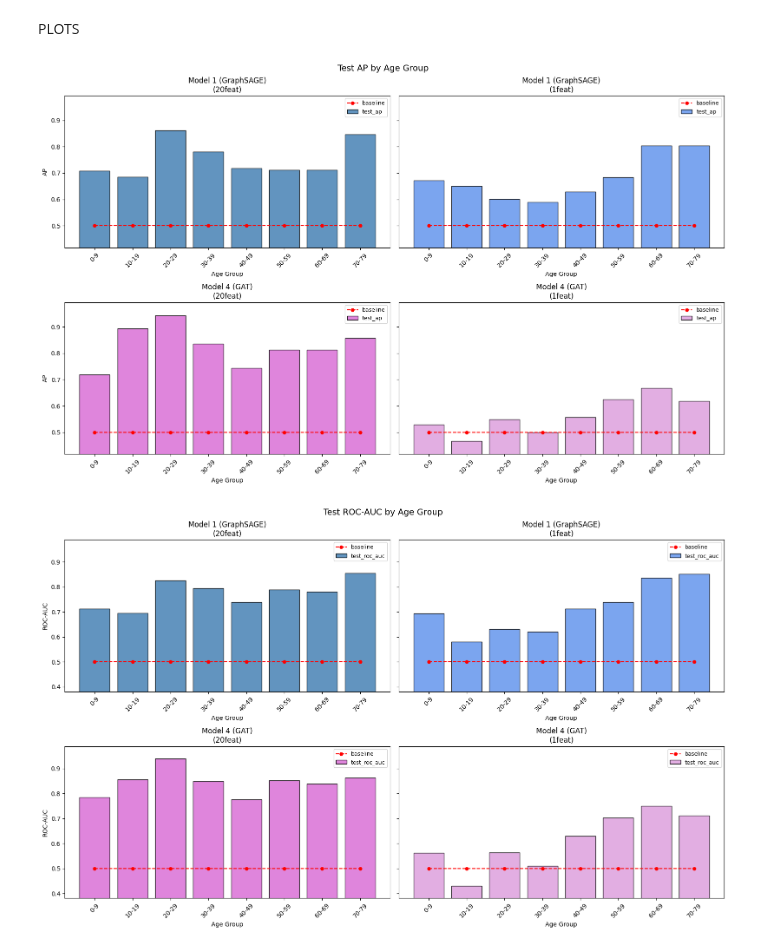
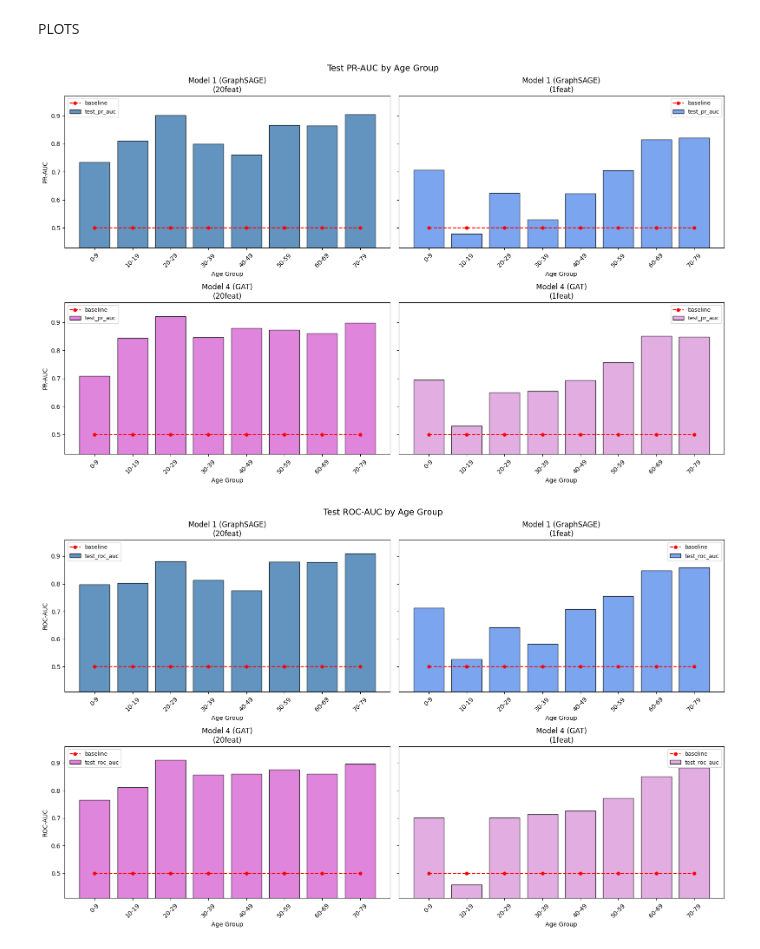
Before and after one commit to anjicx/ComorbidityNetworkGNN, a Jupyter notebook: GAT.ipynb, the cells around one changed output. Cells and saved outputs as stored; diff of their text form; code cells hidden in the pictures.

Commit message:
BCE used instead FocalLoss//corrected mistake in FocalLoss

```diff
--- a/GAT.ipynb
+++ b/GAT.ipynb
@@ -422,8 +422,7 @@ def run_experiment(graph_dict, in_channels, feature_name, model_class, model_nam
         ).to(device)
 
         optimizer = torch.optim.Adam(model.parameters(), lr=0.01)
-        criterion = BinaryFocalLoss(alpha=0.25, gamma=2.0)
-
+        criterion = torch.nn.BCEWithLogitsLoss()
         best_val_ap = -1
         best_state = None
 
@@ -587,49 +586,39 @@ def plot_metric_panels(plot_df, metric, baseline_col, title, ylabel=None):
             marker="o",
             markersize=5,
             linewidth=1.5,
             label="baseline"
         )
 
         ax.set_title(f"{model_name}\n({feature_name})", fontsize=12)
         ax.set_xticks(x)
         ax.set_xticklabels(age_labels, rotation=45)
         ax.set_xlabel("Age Group")
         ax.set_ylim(ymin, ymax)
 
         if idx in [0, 2]:
             ax.set_ylabel(ylabel if ylabel is not None else metric)
 
         ax.legend(fontsize=9)
 
     plt.suptitle(title, fontsize=14)
     plt.tight_layout()
     plt.show()
 
-#AP PLOT
-plot_metric_panels(
-    plot_df=plot_df,
-    metric="test_ap",
-    baseline_col="test_pr_baseline",
-    title="Test AP by Age Group",
-    ylabel="AP"
-)
-
-#PR-AUC ROC
-plot_metric_panels(
-    plot_df,
-    metric="test_roc_auc",
-    baseline_col="test_roc_baseline",
-    title="Test ROC-AUC by Age Group",
-    ylabel="ROC-AUC"
-)
 
 plot_metric_panels(
     plot_df,
     metric="test_pr_auc",
     baseline_col="test_pr_baseline",
     title="Test PR-AUC by Age Group",
     ylabel="PR-AUC"
 )
+plot_metric_panels(
+    plot_df,
+    metric="test_roc_auc",
+    baseline_col="test_pr_baseline",
+    title="Test ROC-AUC by Age Group",
+    ylabel="ROC-AUC"
+)
 # %% [output]
-[figure, old version]
+[figure, new version]
-[figure, old version]
+[figure, new version]
```
Also changed, not shown: parts of 3 cells of this notebook.
